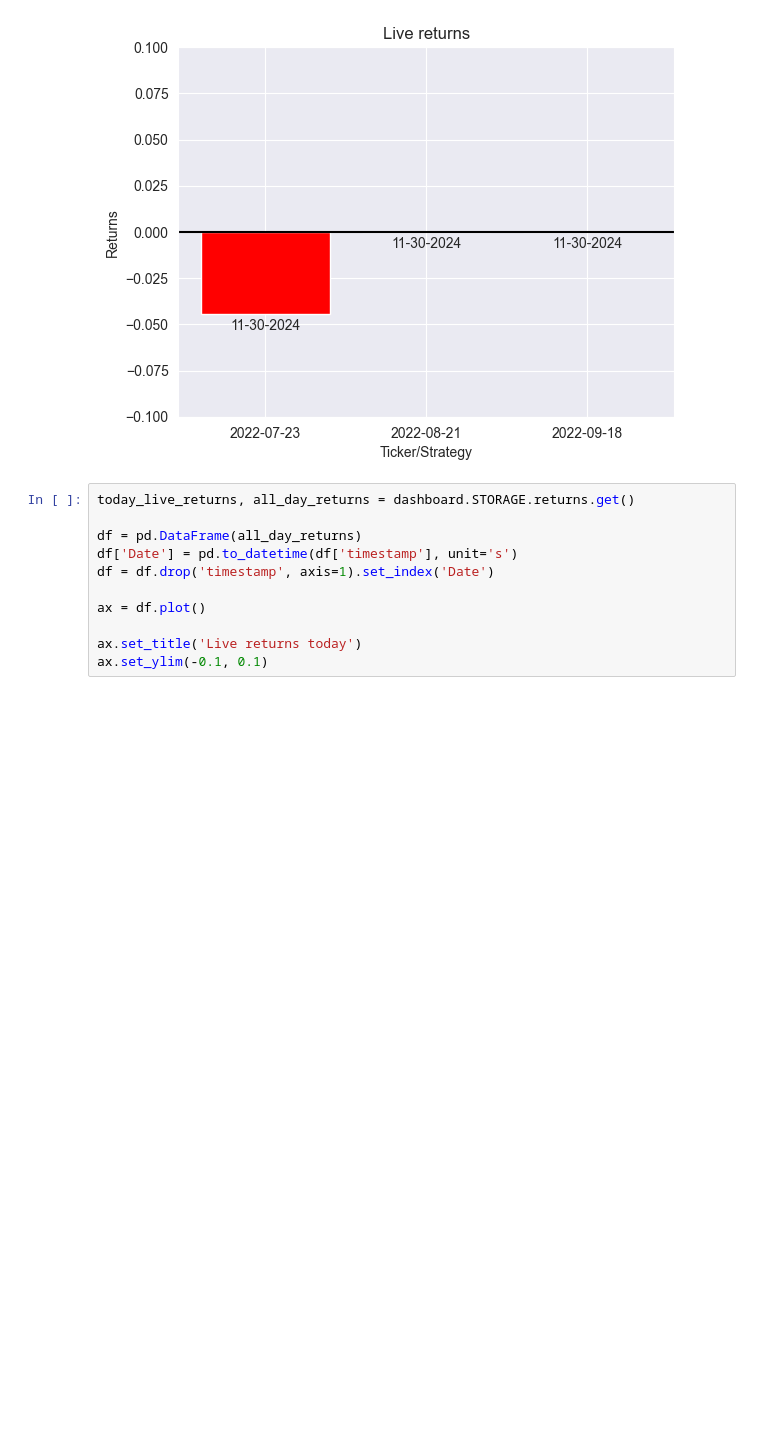
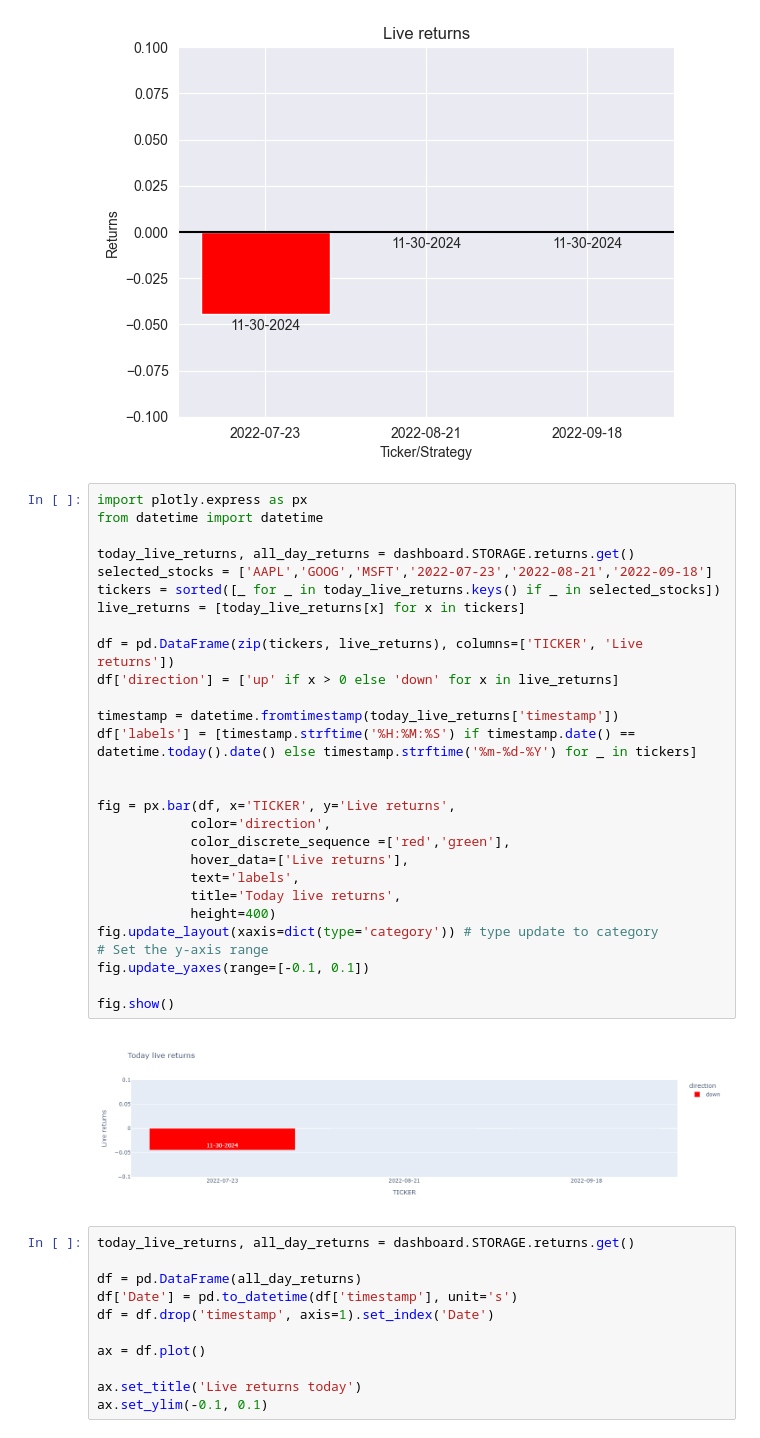
Before and after one commit to taiwofasae/algo-trading-m6, a Jupyter notebook: Dashboard.ipynb, the cells around one changed output. Saved outputs shown, nothing was run; the diff lists cells and outputs as text; blank space fills up the shorter version.

Commit message:
Plotly dash

```diff
--- a/Dashboard.ipynb
+++ b/Dashboard.ipynb
@@ -51,6 +66,36 @@ for rect, label, sign in zip(rects, labels, label_signs):
 plt.show()
 # %% [output]
 [figure]
+# %%
+import plotly.express as px
+from datetime import datetime
+
+today_live_returns, all_day_returns = dashboard.STORAGE.returns.get()
+selected_stocks = ['AAPL','GOOG','MSFT','2022-07-23','2022-08-21','2022-09-18']
+tickers = sorted([_ for _ in today_live_returns.keys() if _ in selected_stocks])
+live_returns = [today_live_returns[x] for x in tickers]
+
+df = pd.DataFrame(zip(tickers, live_returns), columns=['TICKER', 'Live returns'])
+df['direction'] = ['up' if x > 0 else 'down' for x in live_returns]
+
+timestamp = datetime.fromtimestamp(today_live_returns['timestamp'])
+df['labels'] = [timestamp.strftime('%H:%M:%S') if timestamp.date() == datetime.today().date() else timestamp.strftime('%m-%d-%Y') for _ in tickers]
+
+
+fig = px.bar(df, x='TICKER', y='Live returns',
+            color='direction',
+            color_discrete_sequence =['red','green'],
+            hover_data=['Live returns'],
+            text='labels',
+            title='Today live returns',
+            height=400)
+fig.update_layout(xaxis=dict(type='category')) # type update to category
+# Set the y-axis range
+fig.update_yaxes(range=[-0.1, 0.1])
+
+fig.show()
+# %% [output]
+[figure, added]
 # %%
 today_live_returns, all_day_returns = dashboard.STORAGE.returns.get()
 
```
Also changed, not shown: parts of 4 cells of this notebook, 7 other files.
